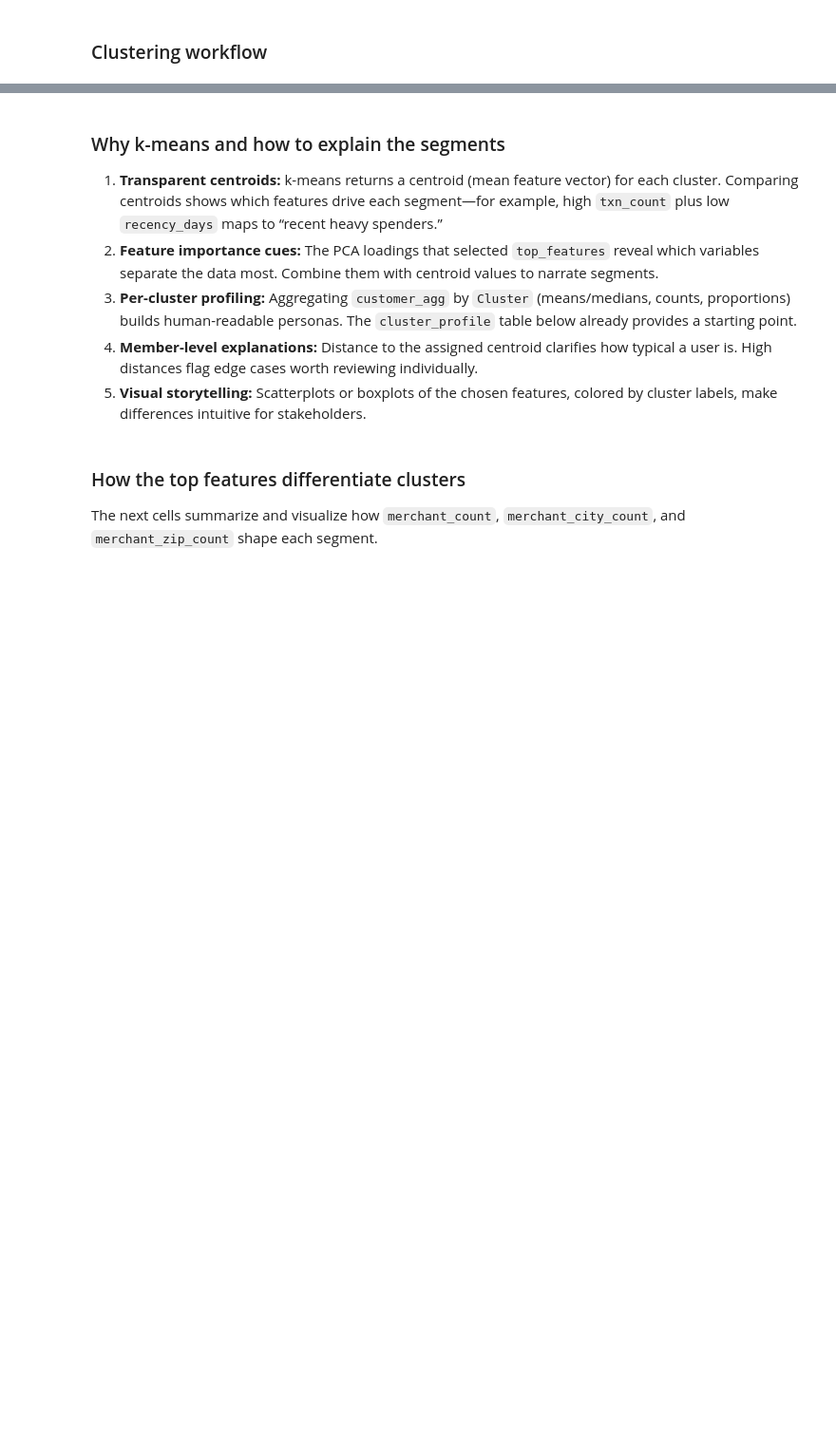
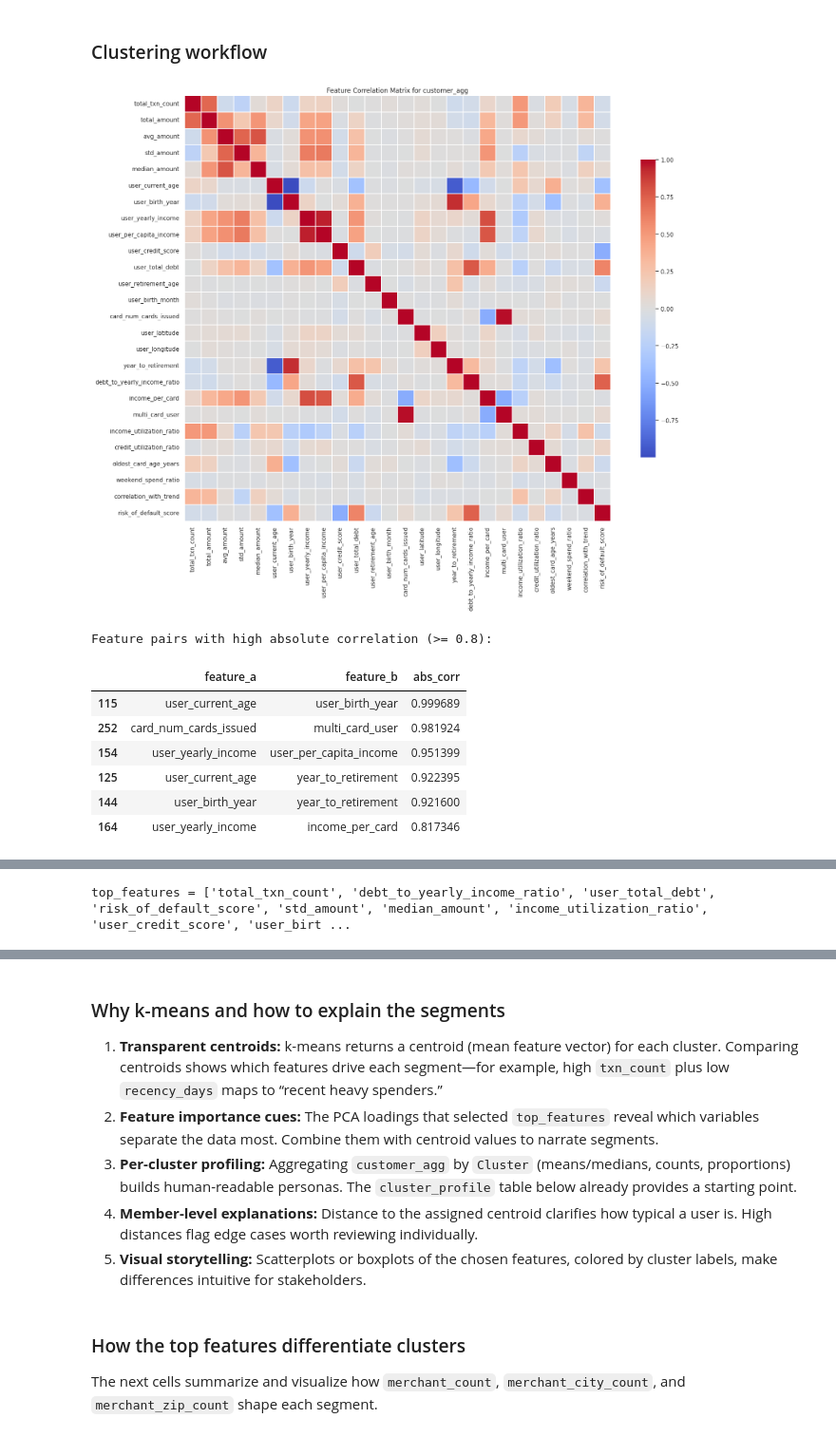
Before and after one commit to QHCeng/Capstone, a Jupyter notebook: Segmentation/Segmentation PCA.ipynb, the cells around one changed output, grey strips where cells are left out. Shown at 95% size. Saved outputs shown, nothing was run; the diff lists cells and outputs as text; code cells hidden in the pictures; blank space fills up the shorter version.

```diff
--- a/Segmentation/Segmentation PCA.ipynb
+++ b/Segmentation/Segmentation PCA.ipynb
@@ -681,3 +569,67 @@ user_df.to_csv("../final_features_updated.csv", index=False)
 ### Clustering workflow
 # %%
 customer_agg = pd.read_csv("../final_features.csv")
+# %%
+numeric_cols = customer_agg.select_dtypes(include=[np.number]).columns.drop('user_id', errors='ignore')
+numeric_matrix = customer_agg[numeric_cols].copy()
+numeric_matrix = numeric_matrix.replace([np.inf, -np.inf], np.nan)
+median_impute = numeric_matrix.median(numeric_only=True)
+numeric_matrix = numeric_matrix.fillna(median_impute)
+
+corr_matrix = numeric_matrix.corr()
+plt.figure(figsize=(18, 14))
+sns.heatmap(
+    corr_matrix,
+    cmap='coolwarm',
+    center=0,
+    square=True,
+    linewidths=0.3,
+    cbar_kws={'shrink': 0.7}
+ )
+plt.title('Feature Correlation Matrix for customer_agg')
+plt.tight_layout()
+plt.show()
+
+upper_triangle_mask = np.triu(np.ones_like(corr_matrix, dtype=bool), k=1)
+high_corr_pairs = (
+    corr_matrix.abs()
+    .where(upper_triangle_mask)
+    .stack()
+    .reset_index()
+    .rename(columns={'level_0': 'feature_a', 'level_1': 'feature_b', 0: 'abs_corr'})
+    .query('abs_corr >= 0.8')
+    .sort_values('abs_corr', ascending=False)
+ )
+if not high_corr_pairs.empty:
+    print('Feature pairs with high absolute correlation (>= 0.8):')
+    display(high_corr_pairs)
+else:
+    print('No feature pairs exceed the absolute correlation threshold of 0.8.')
+
+X_for_vif = numeric_matrix.assign(intercept=1)
+vif_rows = []
+for i, column in enumerate(X_for_vif.columns):
+    if column == 'intercept':
+        continue
+    vif_value = variance_inflation_factor(X_for_vif.values, i)
+    vif_rows.append({'feature': column, 'VIF': vif_value})
+vif_df = (
+    pd.DataFrame(vif_rows)
+    .sort_values('VIF', ascending=False)
+    .reset_index(drop=True)
+)
+display(vif_df)
+
+# all features with VIF < 10
+vif_lt_10 = vif_df[vif_df['VIF'] < 10]['feature'].tolist()
+print(f"top_features = {vif_lt_10}")
+# %% [output]
+[figure, added]
+Feature pairs with high absolute correlation (>= 0.8):
+|  | feature_a | feature_b | abs_corr |
+| 115 | user_current_age | user_birth_year | 0.999689 |
+| 252 | card_num_cards_issued | multi_card_user | 0.981924 |
+| 154 | user_yearly_income | user_per_capita_income | 0.951399 |
+| 125 | user_current_age | year_to_retirement | 0.922395 |
+| 144 | user_birth_year | year_to_retirement | 0.921600 |
+| 164 | user_yearly_income | income_per_card | 0.817346 |
@@ -683,0 +653 @@ customer_agg = pd.read_csv("../final_features.csv")
+top_features = ['total_txn_count', 'debt_to_yearly_income_ratio', 'user_total_debt', 'risk_of_default_score', 'std_amount', 'median_amount', 'income_utilization_ratio', 'user_credit_score', 'user_birt ...
```
Also changed, not shown: parts of 14 cells of this notebook.
